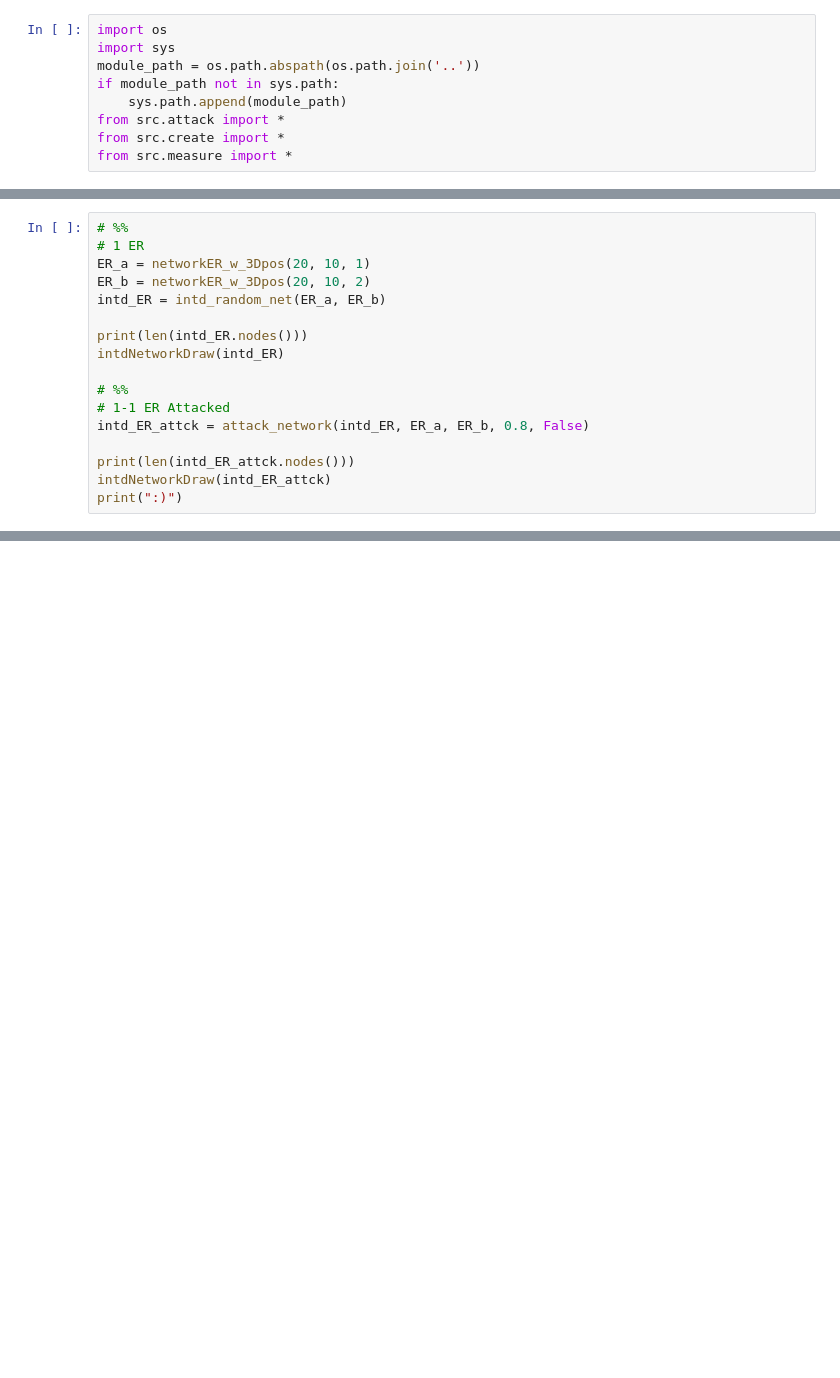
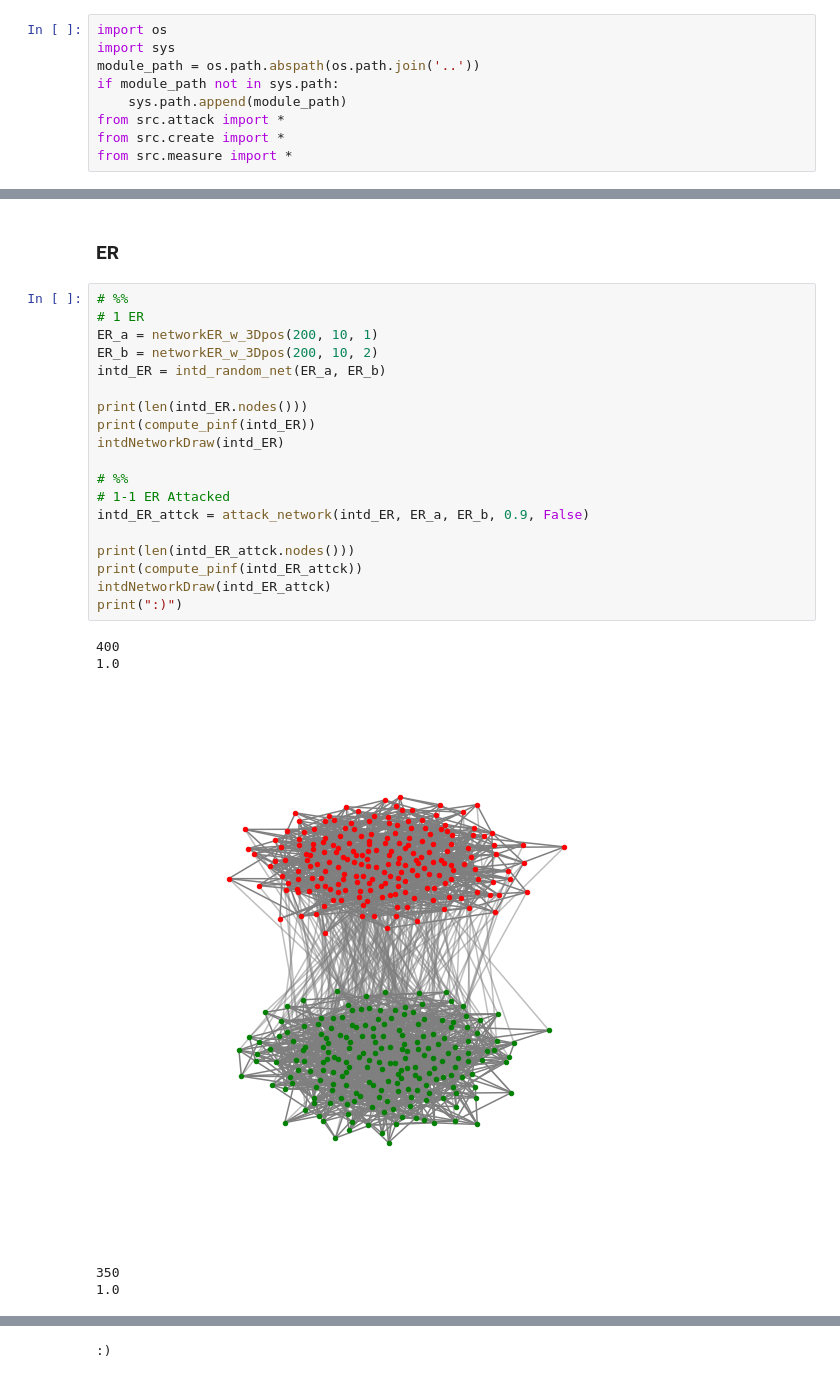
Before and after one commit to pbonazzi/network-cascade-failure, a Jupyter notebook: notebooks/experiments.ipynb, the cells around one changed output, grey strips where cells are left out. Drawn from its saved outputs; the diff is of its cells as text; blank space fills up the shorter version.

```diff
--- a/notebooks/experiments.ipynb
+++ b/notebooks/experiments.ipynb
@@ -51,17 +84,27 @@ Generate Scale-Free Network based on given powerLaw parameters. Last gamma: 2.98
+# %% [markdown]
+### ER
 # %%
 # %%
 # 1 ER
-ER_a = networkER_w_3Dpos(20, 10, 1)
-ER_b = networkER_w_3Dpos(20, 10, 2)
+ER_a = networkER_w_3Dpos(200, 10, 1)
+ER_b = networkER_w_3Dpos(200, 10, 2)
 intd_ER = intd_random_net(ER_a, ER_b)
 
 print(len(intd_ER.nodes()))
+print(compute_pinf(intd_ER))
 intdNetworkDraw(intd_ER)
 
 # %%
 # 1-1 ER Attacked
-intd_ER_attck = attack_network(intd_ER, ER_a, ER_b, 0.8, False)
+intd_ER_attck = attack_network(intd_ER, ER_a, ER_b, 0.9, False)
 
 print(len(intd_ER_attck.nodes()))
+print(compute_pinf(intd_ER_attck))
 intdNetworkDraw(intd_ER_attck)
 print(":)")
+# %% [output]
+400
+1.0
+[figure, added]
+350
+1.0
@@ -67,0 +112 @@ print(":)")
+:)
```
Also changed, not shown: parts of 13 cells of this notebook, 10 other files.
